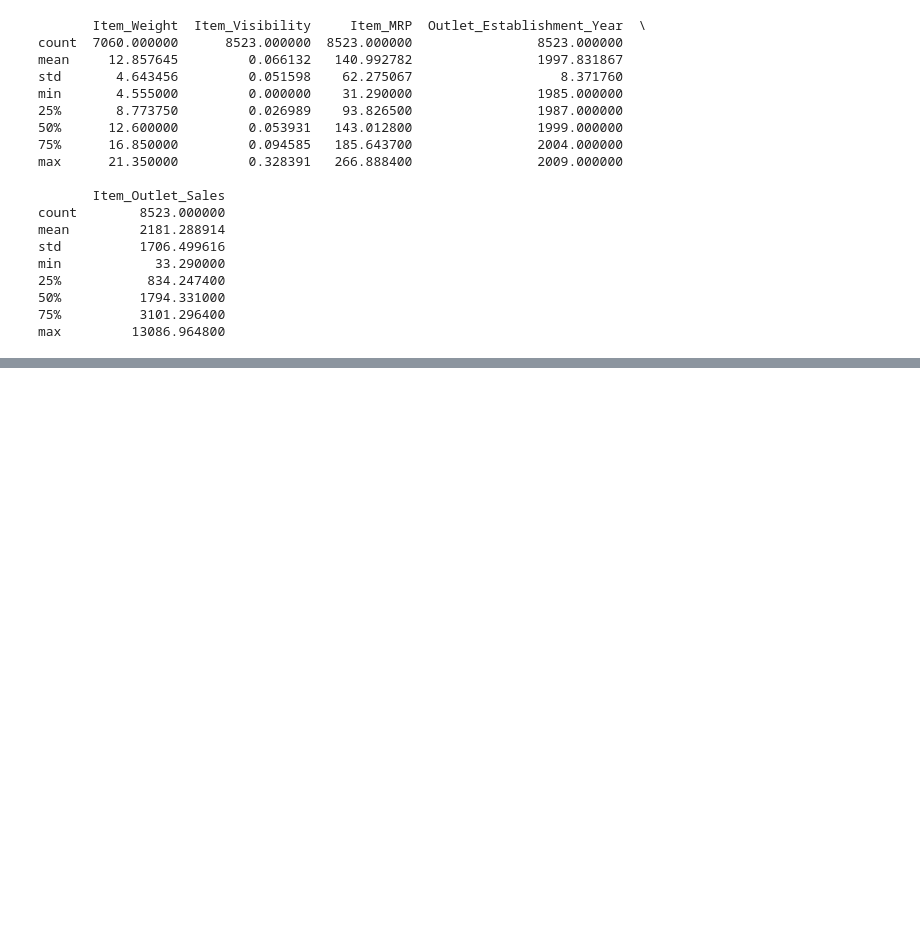
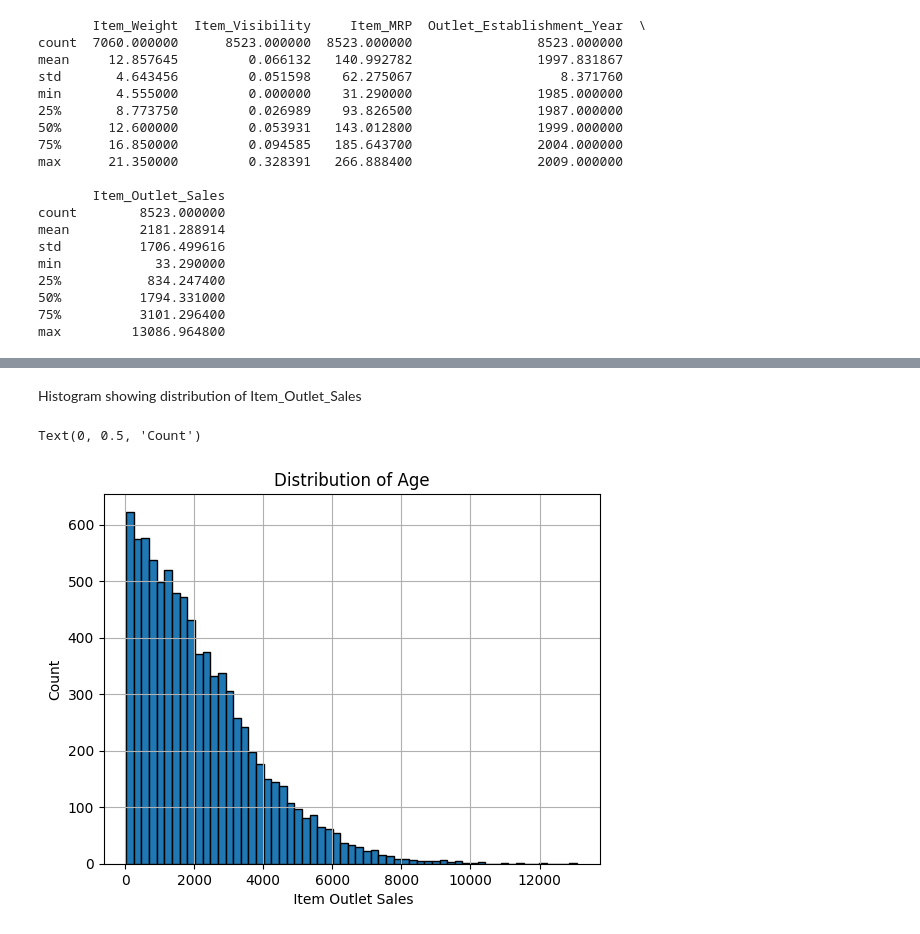
Before and after one commit to Josey1/Prediction-of-Product-Sales, a Jupyter notebook: sales_prediction_project.ipynb, the cells around one changed output, grey strips where cells are left out. Drawn from its saved outputs; the diff is of its cells as text; code cells hidden in the pictures; blank space fills up the shorter version.

```diff
--- a/sales_prediction_project.ipynb
+++ b/sales_prediction_project.ipynb
@@ -226,0 +304,13 @@ max         13086.964800
+# %% [markdown]
+Histogram showing distribution of  Item_Outlet_Sales
+# %%
+#Histogram showing distribution of weight
+ax = df_cleaned['Item_Outlet_Sales'].hist(bins = 'auto', edgecolor = 'black')
+ax.tick_params(axis='x')
+ax.ticklabel_format(style='plain')
+ax.set_title('Distribution of Age')
+ax.set_xlabel(' Item Outlet Sales')
+ax.set_ylabel('Count')
+# %% [output]
+Text(0, 0.5, 'Count')
+[figure, added]
```
Also changed, not shown: parts of 17 cells of this notebook.
